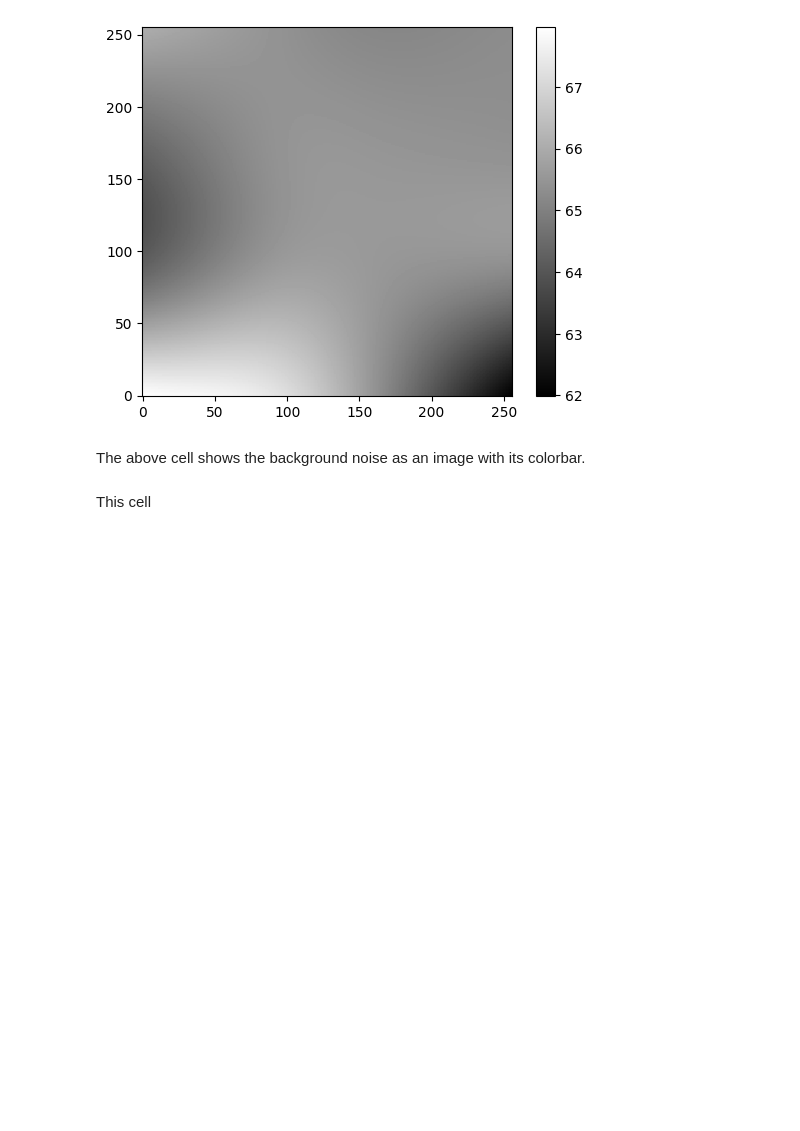
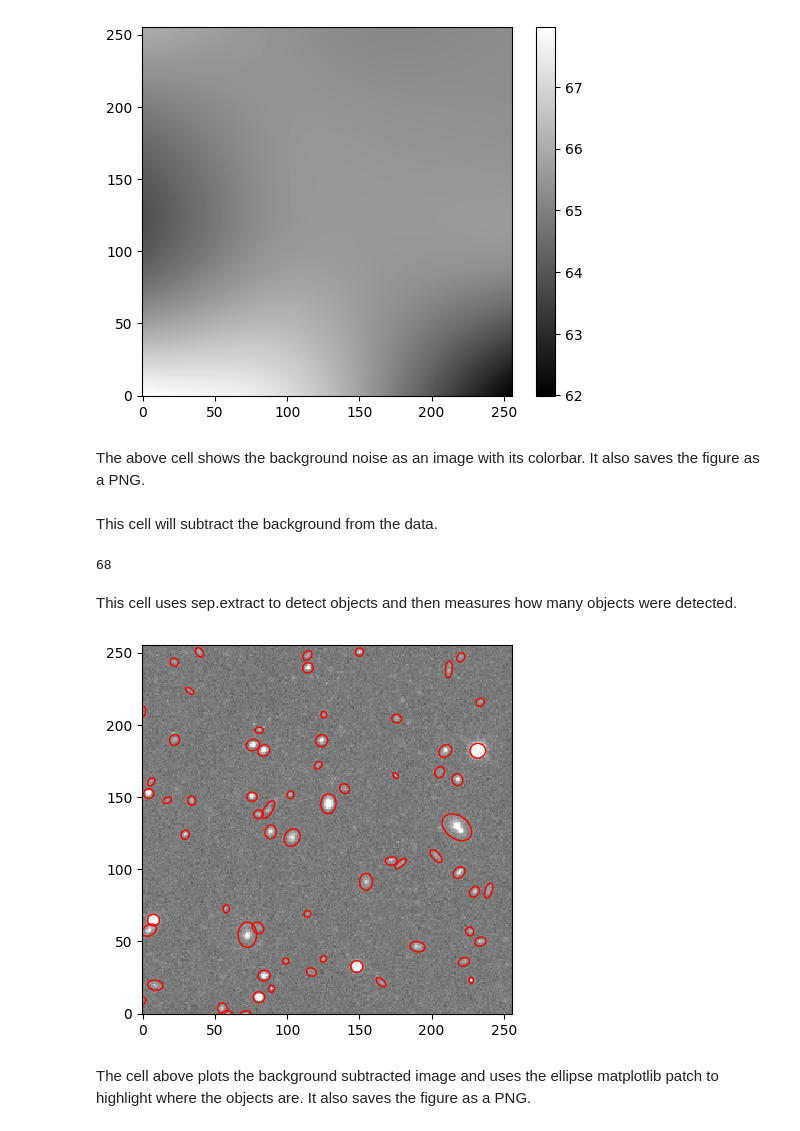
Before and after one commit to kingkap4/ASTR-19-solo-project, a Jupyter notebook: ASTR-19 FINAL PROJECT 1 (Tutorial).ipynb, the cells around one changed output. Cells and saved outputs as stored; diff of their text form; code cells hidden in the pictures; blank space fills up the shorter version.

```diff
--- a/ASTR-19 FINAL PROJECT 1 (Tutorial).ipynb
+++ b/ASTR-19 FINAL PROJECT 1 (Tutorial).ipynb
@@ -63,8 +77,33 @@ plt.colorbar();
 # %% [output]
 [figure]
 # %% [markdown]
-The above cell shows the background noise as an image with its colorbar.
+The above cell shows the background noise as an image with its colorbar. It also saves the figure as a PNG.
 # %%
 data_sub = data - bkg
 # %% [markdown]
-This cell
+This cell will subtract the background from the data.
+# %%
+objects = sep.extract(data_sub, 1.5, err=bkg.globalrms)
+
+len(objects)
+# %% [output]
+68
+# %% [markdown]
+This cell uses sep.extract to detect objects and then measures how many objects were detected.
+# %%
+from matplotlib.patches import Ellipse
+fig, ax = plt.subplots()
+m, s = np.mean(data_sub), np.std(data_sub)
+im = ax.imshow(data_sub , interpolation='nearest' , cmap='gray', vmin=m-s, vmax=m+s, origin='lower')
+
+for i in range(len(objects)):
+    e = Ellipse(xy=(objects['x'][i], objects ['y'][i]), width=6*objects['a'][i], height=6*objects['b'][i], angle=objects['theta'][i] * 180. / np.pi)
+    e.set_facecolor('none')
+    e.set_edgecolor('red')
+    ax.add_artist(e)
+
+plt.savefig("Figure-4.png" ,bbox_inches="tight" ,dpi= 600 ,facecolor="none")
+# %% [output]
+[figure, added]
+# %% [markdown]
+The cell above plots the background subtracted image and uses the ellipse matplotlib patch to highlight where the objects are. It also saves the figure as a PNG.
```
Also changed, not shown: parts of 12 cells of this notebook.
